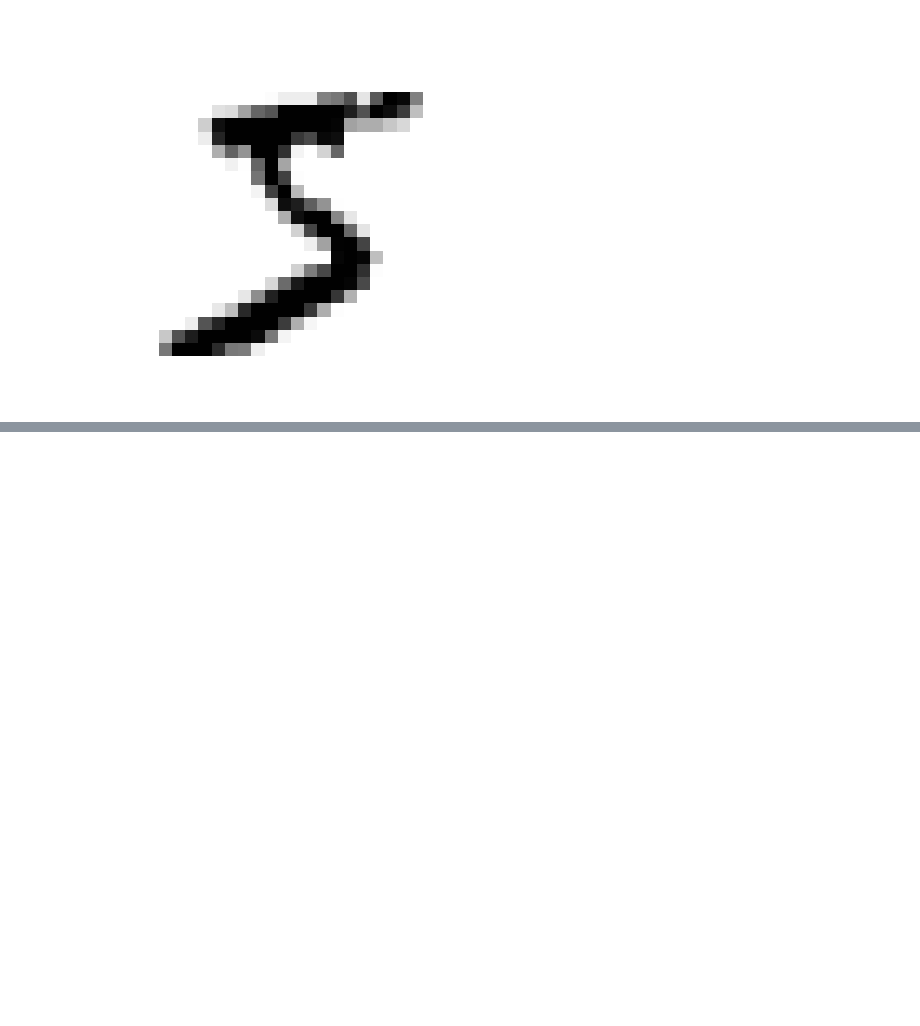
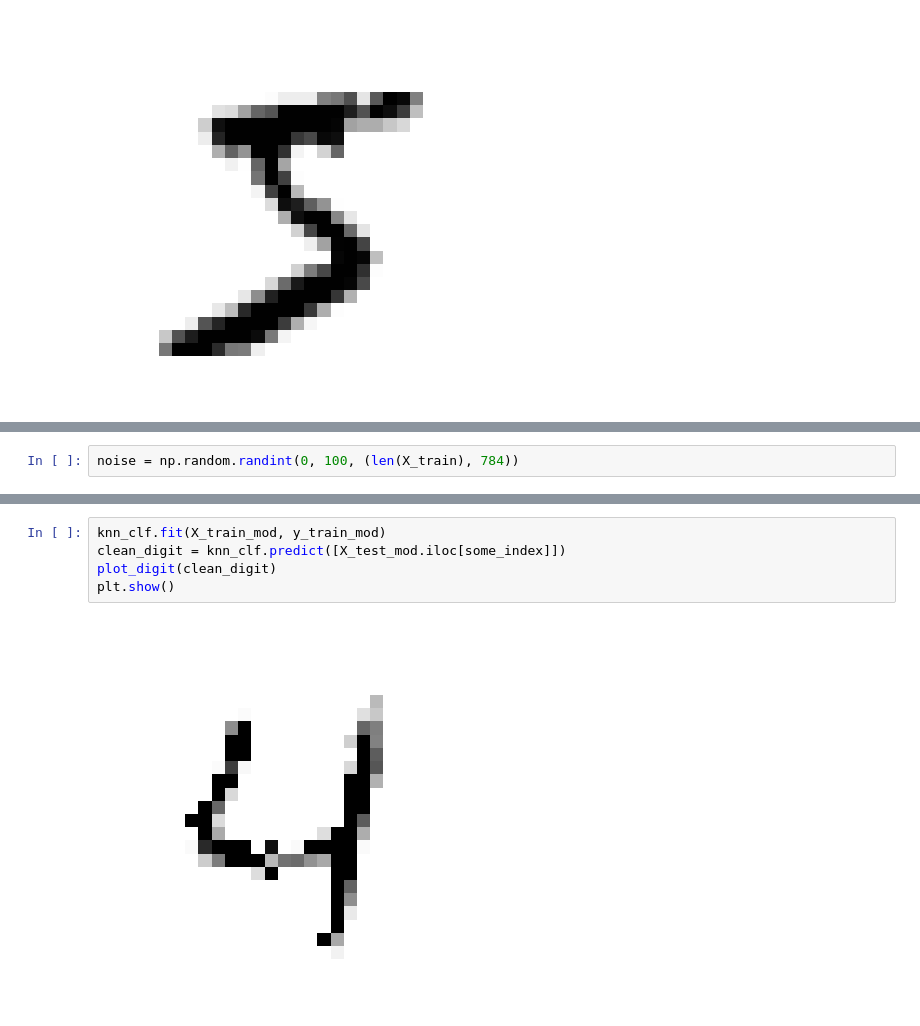
Before and after one commit to Laiba-Iqrar/Machine-Learning-Essentials, a Jupyter notebook: Exercises/MNIST/Example1.ipynb, the cells around one changed output, grey strips where cells are left out. Saved outputs shown, nothing was run; the diff lists cells and outputs as text; blank space fills up the shorter version.

```diff
--- a/Exercises/MNIST/Example1.ipynb
+++ b/Exercises/MNIST/Example1.ipynb
@@ -30,0 +62,2 @@ Modify the csv file to only 4 5 and 8 classes .store this reduced datset somehwe
+# %%
+noise = np.random.randint(0, 100, (len(X_train), 784))
@@ -30,0 +90,7 @@ Modify the csv file to only 4 5 and 8 classes .store this reduced datset somehwe
+# %%
+knn_clf.fit(X_train_mod, y_train_mod)
+clean_digit = knn_clf.predict([X_test_mod.iloc[some_index]])
+plot_digit(clean_digit)
+plt.show()
+# %% [output]
+[figure, added]
```
Also changed, not shown: parts of 10 cells of this notebook.
